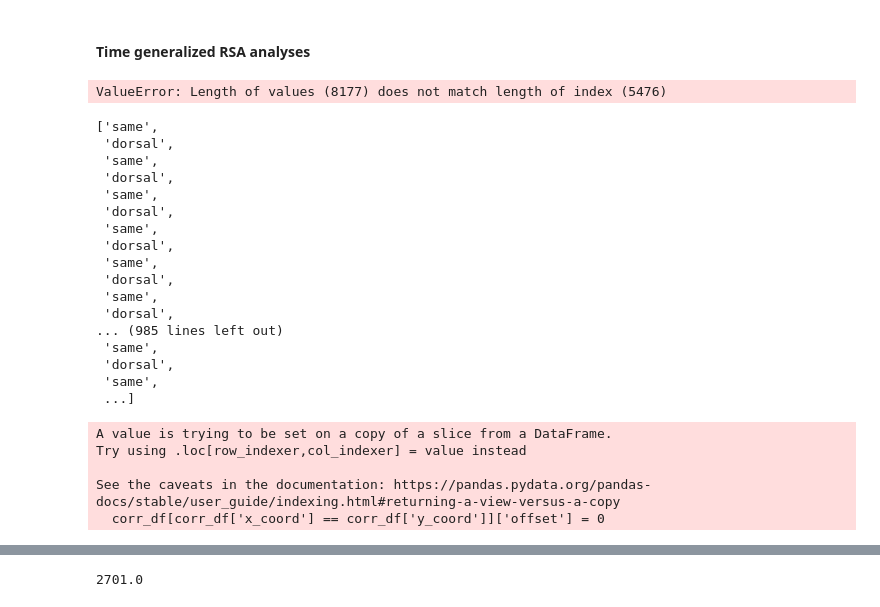
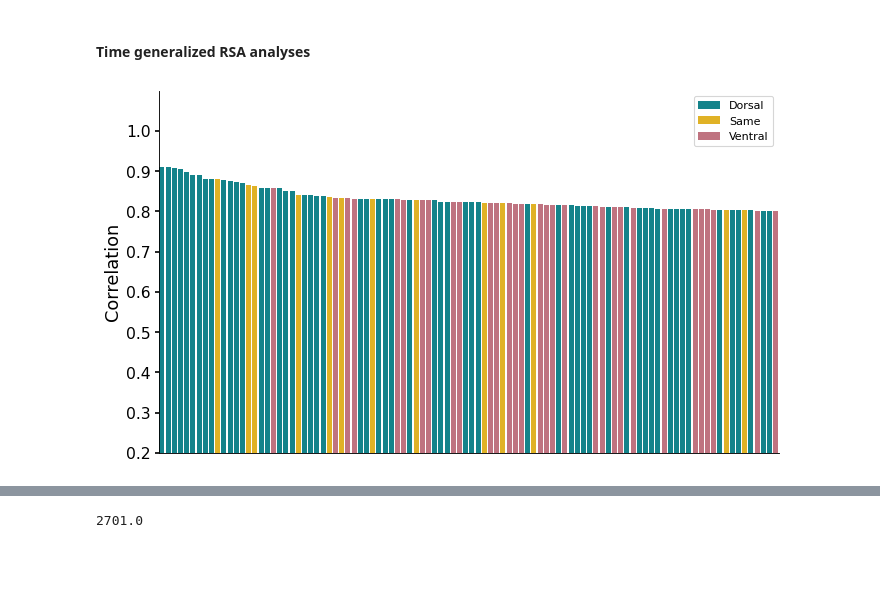
Before and after one commit to vayzenb/pepdoc, a Jupyter notebook: analysis/pepdoc_analysis_figs.ipynb, the cells around one changed output, grey strips where cells are left out. Saved outputs shown, nothing was run; the diff lists cells and outputs as text; code cells hidden in the pictures; blank space fills up the shorter version.

```diff
--- a/analysis/pepdoc_analysis_figs.ipynb
+++ b/analysis/pepdoc_analysis_figs.ipynb
@@ -326,11 +326,11 @@ left_side = corr_ts[(inds[1],inds[0])] #extract upper triangle
 
 for corr in corr_df['corrs']:
     if len(np.where(right_side == corr)[0]) == 1:
-        label.append('dorsal')
+        label.append('Dorsal')
     if len(np.where(left_side == corr)[0]) == 1:
-        label.append('ventral')
-    else:
-        label.append('same')
+        label.append('Ventral')
+    elif len(np.where(right_side == corr)[0]) == 0 and len(np.where(left_side == corr)[0]) == 0:
+        label.append('Same')
 
 
     curr_x = np.where(corr_ts == corr)[0]
@@ -344,33 +344,3 @@ corr_df['x_coord'] = x_coord
 corr_df['y_coord'] = y_coord
 corr_df['offset'] = offset
 corr_df['label'] = label
-# %% [output]
-ValueError: Length of values (8177) does not match length of index (5476)
-# %%
-label
-# %% [output]
-['same',
- 'dorsal',
- 'same',
- 'dorsal',
- 'same',
- 'dorsal',
- 'same',
- 'dorsal',
- 'same',
- 'dorsal',
- 'same',
- 'dorsal',
-... (985 lines left out)
- 'same',
- 'dorsal',
- 'same',
- ...]
-# %%
-corr_df[corr_df['x_coord'] == corr_df['y_coord']]['offset'] = 0
-# %% [output]
-A value is trying to be set on a copy of a slice from a DataFrame.
-Try using .loc[row_indexer,col_indexer] = value instead
-
-See the caveats in the documentation: https://pandas.pydata.org/pandas-docs/stable/user_guide/indexing.html#returning-a-view-versus-a-copy
-  corr_df[corr_df['x_coord'] == corr_df['y_coord']]['offset'] = 0
@@ -377,3 +352,37 @@ See the caveats in the documentation: https://pandas.pydata.org/pandas-docs/stab
+# %%
+test = corr_df.iloc[0:100,:]
+# %%
+plt.figure(figsize=(10, 6), dpi=80)
+sns.barplot(y=test['corrs'], x = test.index,order = test.index, hue = test['label'],dodge = False,
+            palette = ['#00949e','#FFC107','#CC6677'])
+ax = plt.gca()
+ax.set(xticklabels=[])
+ax.tick_params(bottom=False)  # remove the ticks
+ax.spines['top'].set_visible(False)
+ax.spines['right'].set_visible(False)
+
+plt.ylabel('Correlation',fontsize=16)
+#plt.axvline(onsets[roi[0]],  linestyle='--', color = colors[roi[0]])
+#plt.yticks(np.arange(min(x), max(x)+1, 1.0))
+plt.xticks(fontsize= 14)
+plt.yticks(fontsize= 14)
+plt.ylim(.2,1.1)
+
+ax = plt.gca()
+ax.xaxis.set_tick_params(width=1.5)
+ax.yaxis.set_tick_params(width=1.5)
+
+start, end = ax.get_ylim()
+ax.yaxis.set_ticks(np.arange(start, end, .1))
+
+
+ax.legend_.set_title(None)
+
+#plt.show()
+
+plt.savefig(f'{fig_dir}/correlation_hist.png', dpi=300)
+# %% [output]
+[figure, added]
 # %%
 """
 Plot time generalization RDMs
```
Also changed, not shown: parts of 3 cells of this notebook.
